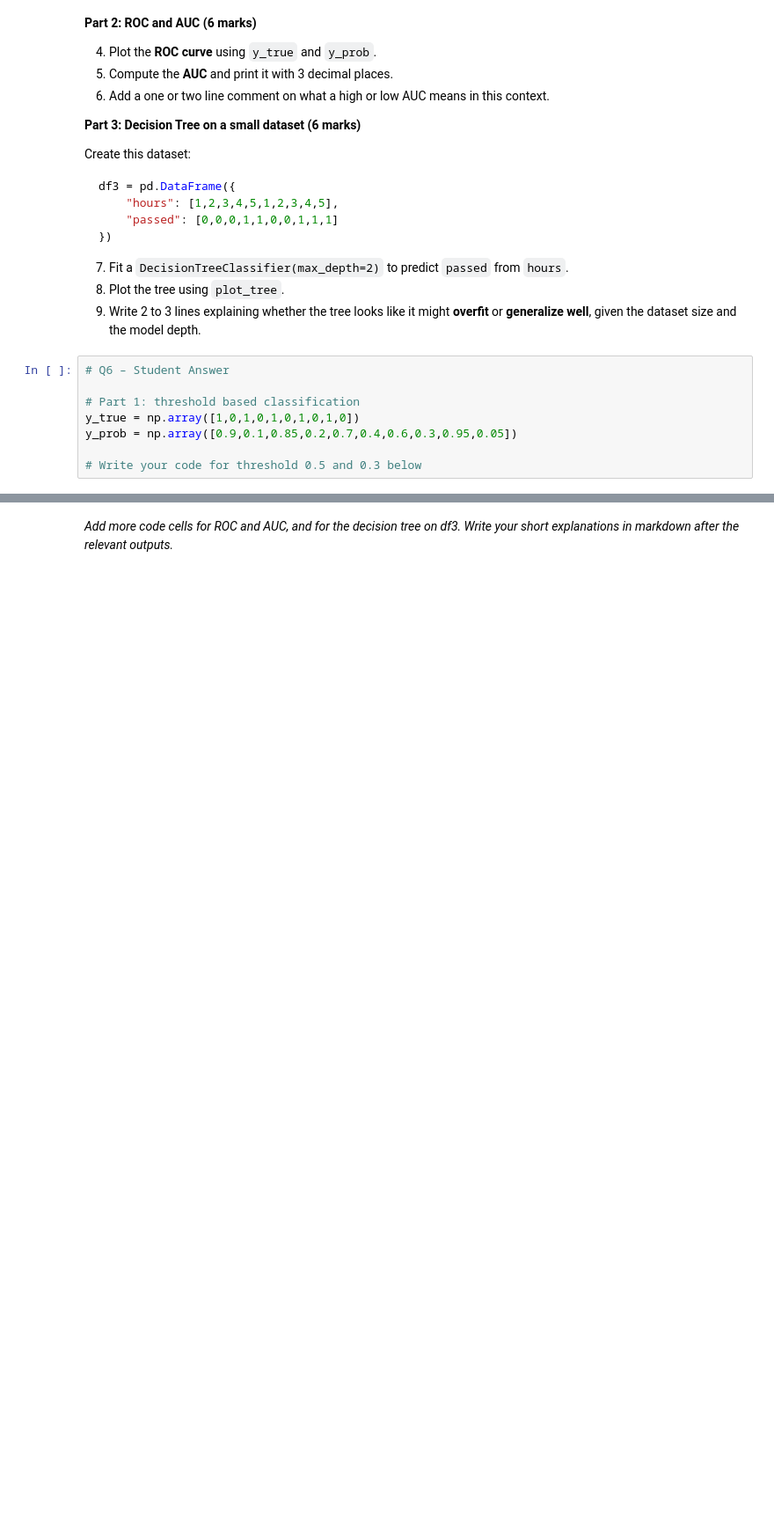
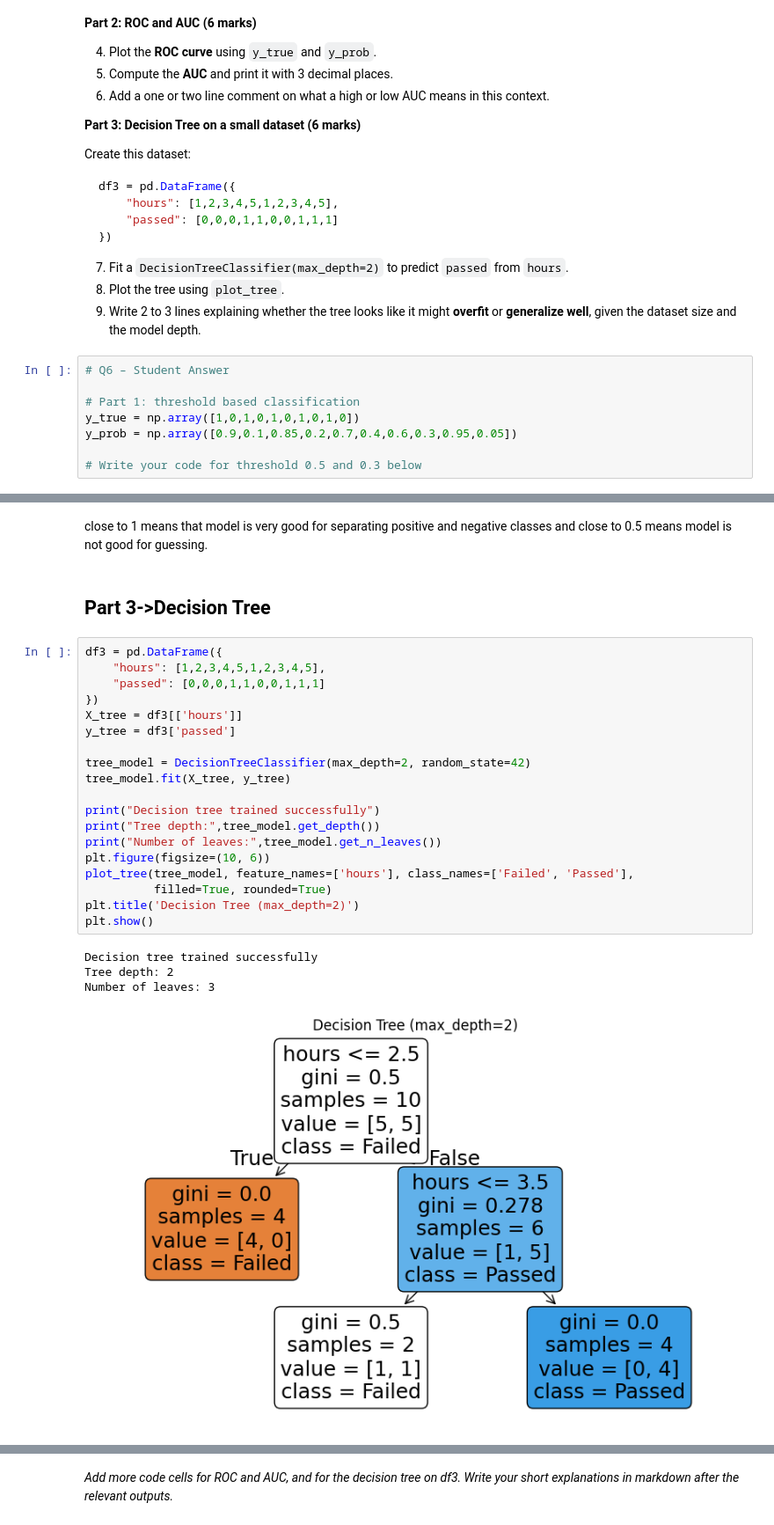
Before and after one commit to Md-Salman-Rahman339/AI-ML, a Jupyter notebook: Copy_of_ML_Mid_Term_Exam_Question_M.ipynb, the cells around one changed output, grey strips where cells are left out. Shown at 88% size. Saved outputs shown, nothing was run; the diff lists cells and outputs as text; blank space fills up the shorter version.

```diff
--- a/Copy_of_ML_Mid_Term_Exam_Question_M.ipynb
+++ b/Copy_of_ML_Mid_Term_Exam_Question_M.ipynb
@@ -455,0 +548,28 @@ y_prob = np.array([0.9,0.1,0.85,0.2,0.7,0.4,0.6,0.3,0.95,0.05])
+# %% [markdown]
+close to 1 means that model is very good for separating positive and negative classes and close to 0.5 means model is not good for guessing.
+# %% [markdown]
+## Part 3->Decision Tree
+# %%
+df3 = pd.DataFrame({
+    "hours": [1,2,3,4,5,1,2,3,4,5],
+    "passed": [0,0,0,1,1,0,0,1,1,1]
+})
+X_tree = df3[['hours']]
+y_tree = df3['passed']
+
+tree_model = DecisionTreeClassifier(max_depth=2, random_state=42)
+tree_model.fit(X_tree, y_tree)
+
+print("Decision tree trained successfully")
+print("Tree depth:",tree_model.get_depth())
+print("Number of leaves:",tree_model.get_n_leaves())
+plt.figure(figsize=(10, 6))
+plot_tree(tree_model, feature_names=['hours'], class_names=['Failed', 'Passed'],
+          filled=True, rounded=True)
+plt.title('Decision Tree (max_depth=2)')
+plt.show()
+# %% [output]
+Decision tree trained successfully
+Tree depth: 2
+Number of leaves: 3
+[figure, added]
```
Also changed, not shown: parts of 14 cells of this notebook.
